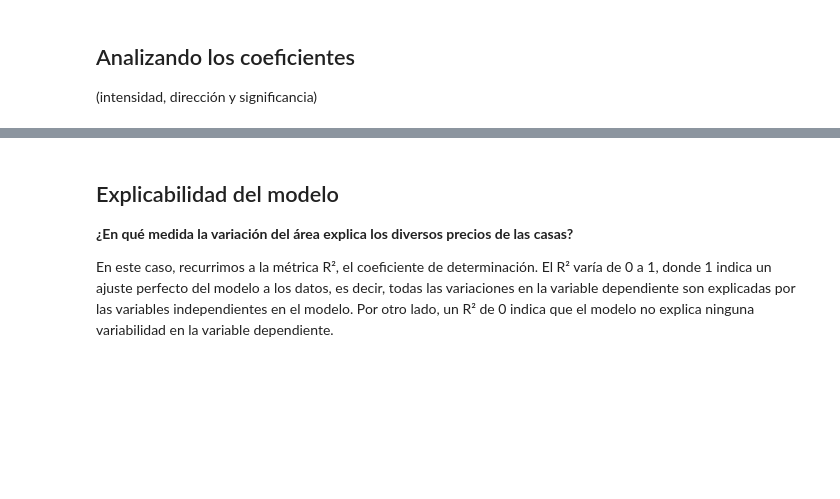
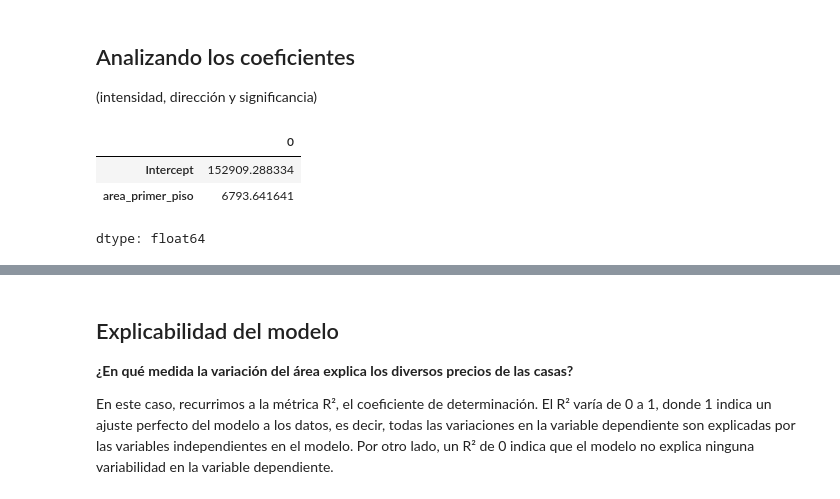
Before and after one commit to JLuceroVasquez/data-science-probando-relaciones-con-regresion-lineal, a Jupyter notebook: precios_de_inmuebles_regresion_lineal.ipynb, the cells around one changed output, grey strips where cells are left out. Drawn from its saved outputs; the diff is of its cells as text; code cells hidden in the pictures; blank space fills up the shorter version.

```diff
--- a/precios_de_inmuebles_regresion_lineal.ipynb
+++ b/precios_de_inmuebles_regresion_lineal.ipynb
@@ -218,5 +220,11 @@ modelo_ols = ols(formula='precio_de_venta  ~ area_primer_piso', data=datos_entre
 (intensidad, dirección y significancia)
 # %%
 # visualizando los parámetros
+modelo_ols.params
+# %% [output]
+|  | 0 |
+| Intercept | 152909.288334 |
+| area_primer_piso | 6793.641641 |
+dtype: float64
 # %%
 # El resumen del modelo
```
Also changed, not shown: parts of 12 cells of this notebook.
